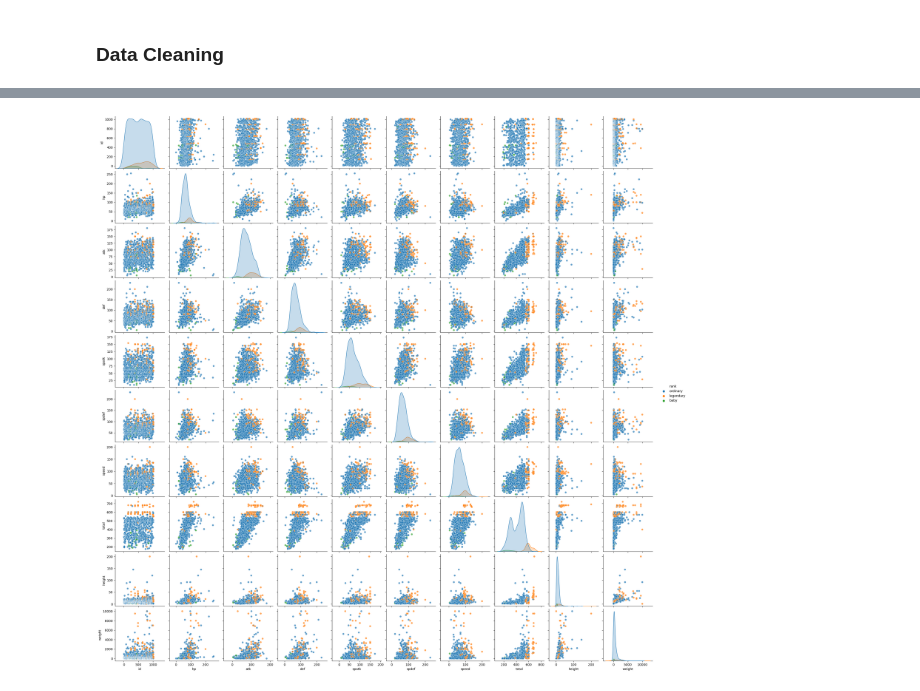
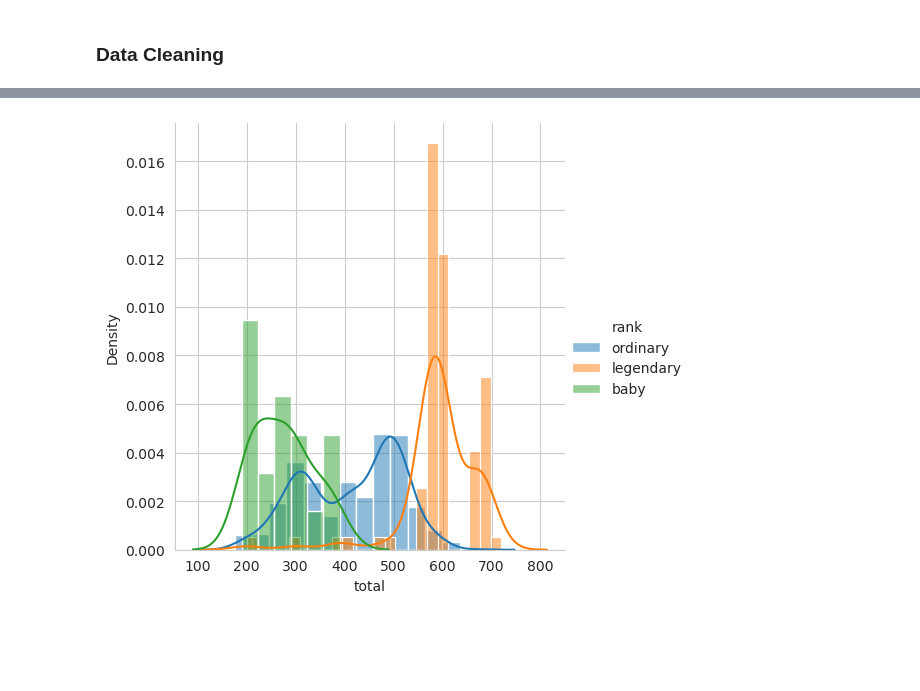
Before and after one commit to AlexanderDsouza/ECS171GroupProject, a Jupyter notebook: Pokemon_EDA.ipynb, the cells around one changed output, grey strips where cells are left out. Cells and saved outputs as stored; diff of their text form; code cells hidden in the pictures; blank space fills up the shorter version.

```diff
--- a/Pokemon_EDA.ipynb
+++ b/Pokemon_EDA.ipynb
@@ -90,10 +107,8 @@ for i in pokemon_data['rank']:
 # %%
-sns.pairplot(pokemon_data, hue='rank', diag_kind='kde', plot_kws={'alpha': 0.7})
+sns.set_style("whitegrid")
+sns.FacetGrid(pokemon_data,hue="rank",height = 5) \
+    .map(sns.histplot,"total", kde=True,stat = "density",kde_kws=dict(cut=3)) \
+    .add_legend()
 plt.show()
-
-sns.FaceGrid(pokemon_data,hue="rank",height = 5) \
-    .map(sns.histplot,"total", kde=True,stat = "density",kde_kws=dict(cut=3)) \
-    .add_legend();
-plt.show()
 # %% [output]
-[figure, old version]
+[figure, new version]
```
Also changed, not shown: parts of 4 cells of this notebook.
